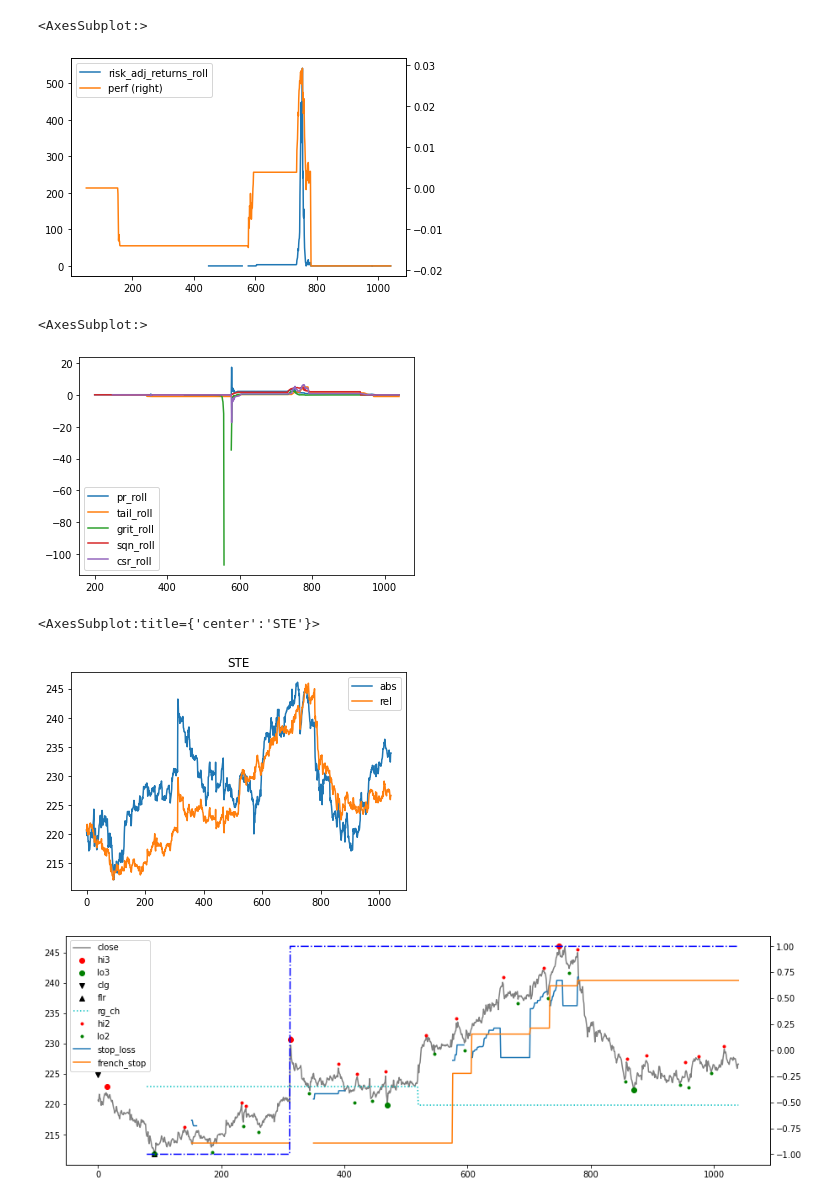
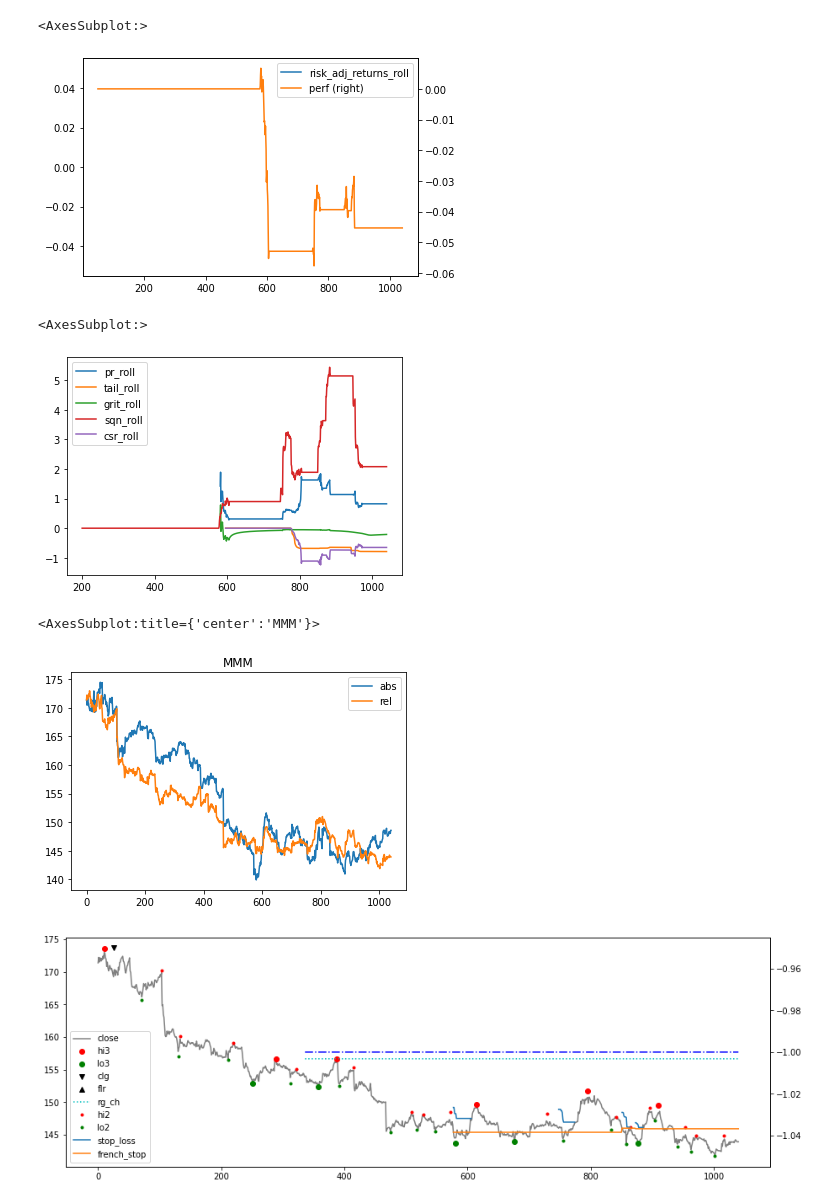
Before and after one commit to bjahnke/blue_bird_pms, a Jupyter notebook: src/backtester.ipynb, the cells around one changed output. Saved outputs shown, nothing was run; the diff lists cells and outputs as text; code cells hidden in the pictures.

```diff
--- a/src/backtester.ipynb
+++ b/src/backtester.ipynb
@@ -19,20 +19,20 @@ _strategy_overview = pd.read_csv(_data_loader.file_path('stat_overview_15m.csv')
 
 _price_data_by_symbol = sbtu.PriceGlob(_price_data).swap_level()
 # %%
-symbol = 'STE'
+symbol = 'MMM'
 _strat_data = _strategy_lookup[symbol]
 _stats = _strategy_lookup[symbol].stat_historical
 
 _stats[['risk_adj_returns_roll', 'perf']].plot(use_index=False, secondary_y=['perf'])
 # %% [output]
 <AxesSubplot:>
-[figure, old version]
+[figure, new version]
 # %%
 plot_copy = _stats[['pr_roll', 'tail_roll', 'grit_roll', 'sqn_roll', 'csr_roll']]
 plot_copy.plot(use_index=False)
 # %% [output]
 <AxesSubplot:>
-[figure, old version]
+[figure, new version]
 # %%
 # base = 90
 # for i in range(10):
@@ -47,8 +47,8 @@ _abs_rel_close = pd.DataFrame(
 )
 _abs_rel_close.plot(title=symbol, use_index=False)
 # %% [output]
-<AxesSubplot:title={'center':'STE'}>
+<AxesSubplot:title={'center':'MMM'}>
-[figure, old version]
+[figure, new version]
 # %%
 import src.scanner as scanner
 epd = _strategy_lookup[symbol].enhanced_price_data.copy()
@@ -57,7 +57,7 @@ epd['stop_loss'] = _strategy_lookup[symbol].stop_loss_series
 # epd['base_close'] = _symbol_data.close
 scanner.enhanced_price_data_plot(epd)
 # %% [output]
-[figure, old version]
+[figure, new version]
 # %%
 _sd = _symbol_data.copy()
 _sd['french_stop'] = _strategy_lookup[symbol].french_stop.stop_price * (_bench.close/_bench.close.iloc[0])
```
Also changed, not shown: parts of 5 cells of this notebook, 5 other files.
